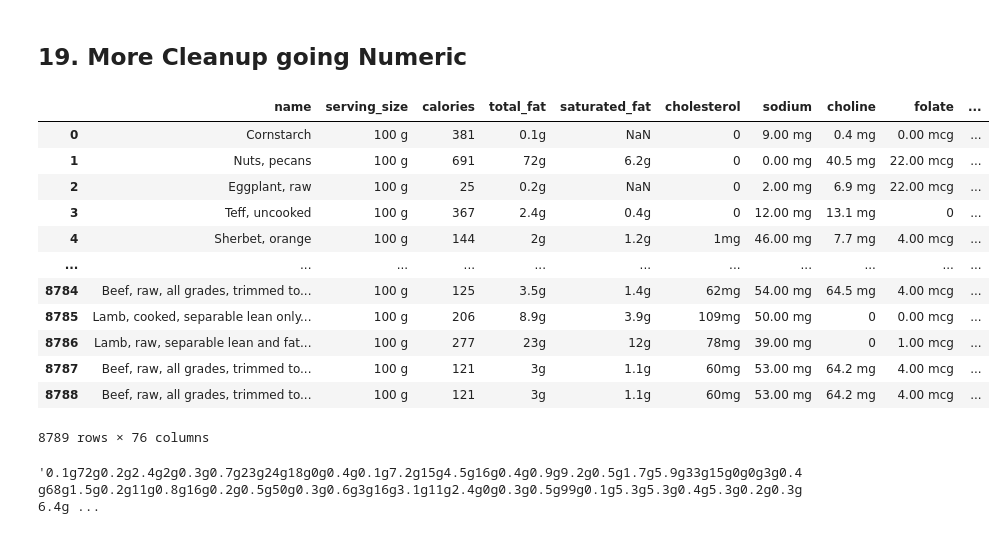
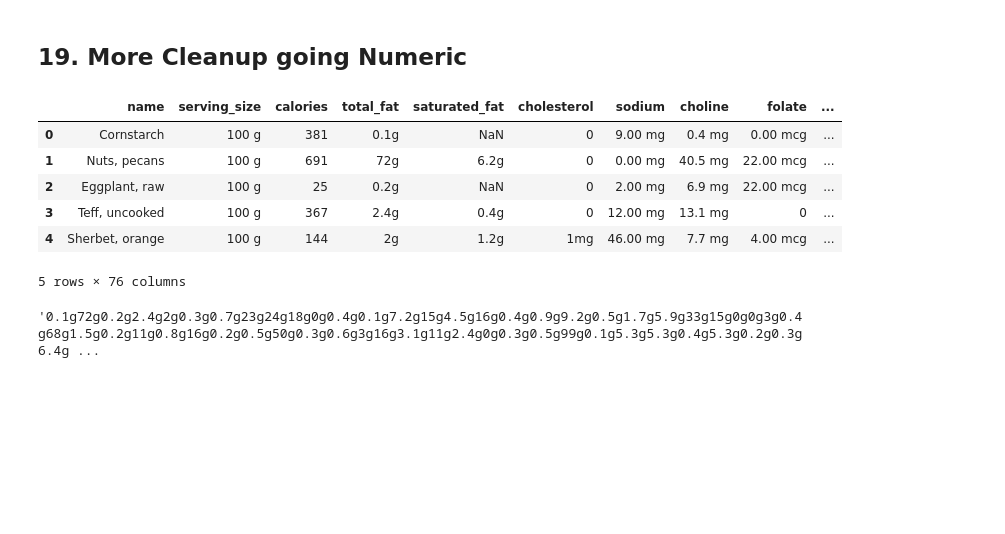
Before and after one commit to Sultan00786/The-ultimate-pandas-bootcamp, a Jupyter notebook: 4. Working with DataFrame/19 to 24.ipynb, the cells around one changed output. Drawn from its saved outputs; the diff is of its cells as text; code cells hidden in the pictures; blank space fills up the shorter version.

```diff
--- a/4. Working with DataFrame/19 to 24.ipynb
+++ b/4. Working with DataFrame/19 to 24.ipynb
@@ -5,23 +5,17 @@ import numpy as np
 # %%
 import pandas as pd
 data_url = 'https://andybek.com/pandas-nutrition'
 df = pd.read_csv(data_url)
 df=df.drop('Unnamed: 0', axis=1)
-df
+df.head()
 # %% [output]
 |  | name | serving_size | calories | total_fat | saturated_fat | cholesterol | sodium | choline | folate | ... |
 | 0 | Cornstarch | 100 g | 381 | 0.1g | NaN | 0 | 9.00 mg | 0.4 mg | 0.00 mcg | ... |
 | 1 | Nuts, pecans | 100 g | 691 | 72g | 6.2g | 0 | 0.00 mg | 40.5 mg | 22.00 mcg | ... |
 | 2 | Eggplant, raw | 100 g | 25 | 0.2g | NaN | 0 | 2.00 mg | 6.9 mg | 22.00 mcg | ... |
 | 3 | Teff, uncooked | 100 g | 367 | 2.4g | 0.4g | 0 | 12.00 mg | 13.1 mg | 0 | ... |
 | 4 | Sherbet, orange | 100 g | 144 | 2g | 1.2g | 1mg | 46.00 mg | 7.7 mg | 4.00 mcg | ... |
-| ... | ... | ... | ... | ... | ... | ... | ... | ... | ... | ... |
-| 8784 | Beef, raw, all grades, trimmed to... | 100 g | 125 | 3.5g | 1.4g | 62mg | 54.00 mg | 64.5 mg | 4.00 mcg | ... |
-| 8785 | Lamb, cooked, separable lean only... | 100 g | 206 | 8.9g | 3.9g | 109mg | 50.00 mg | 0 | 0.00 mcg | ... |
-| 8786 | Lamb, raw, separable lean and fat... | 100 g | 277 | 23g | 12g | 78mg | 39.00 mg | 0 | 1.00 mcg | ... |
-| 8787 | Beef, raw, all grades, trimmed to... | 100 g | 121 | 3g | 1.1g | 60mg | 53.00 mg | 64.2 mg | 4.00 mcg | ... |
-| 8788 | Beef, raw, all grades, trimmed to... | 100 g | 121 | 3g | 1.1g | 60mg | 53.00 mg | 64.2 mg | 4.00 mcg | ... |
-8789 rows × 76 columns
+5 rows × 76 columns
 # %%
 df.loc[:,'total_fat'].sum()
 # %% [output]
```
Also changed, not shown: parts of 20 cells of this notebook.
